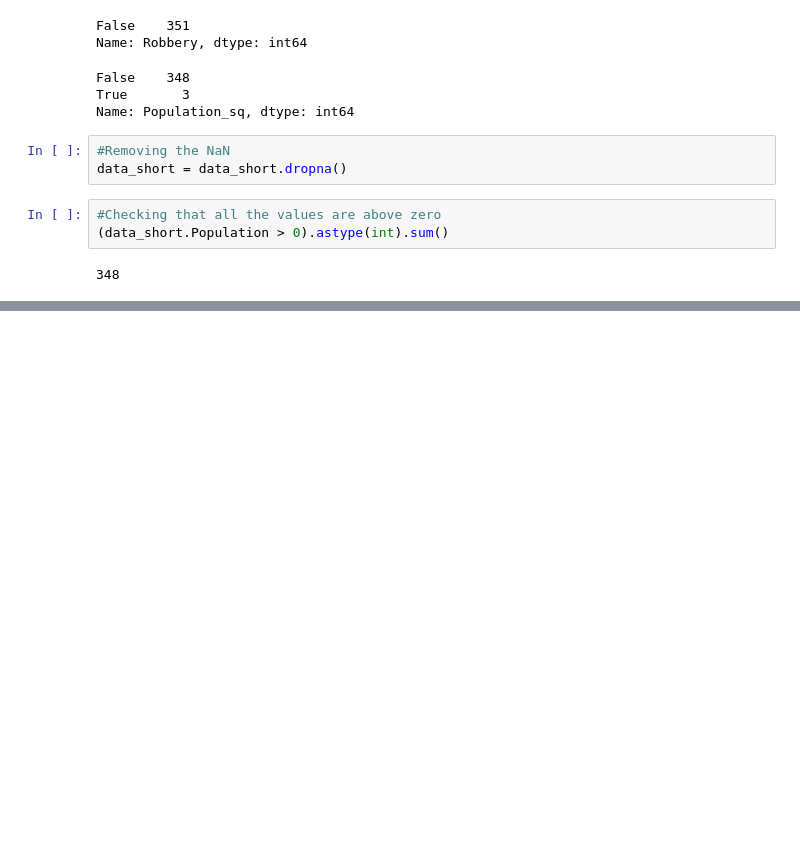
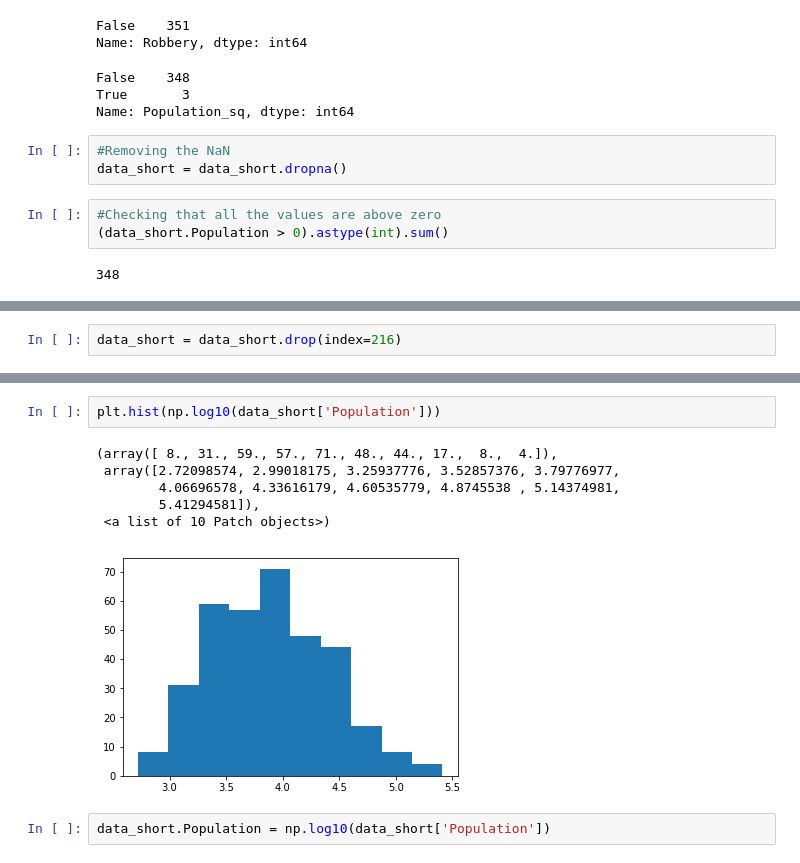
Before and after one commit to cbrackeen/Thinkful_Project, a Jupyter notebook: Crime Data Prep - Linear Regression.ipynb, the cells around one changed output, grey strips where cells are left out. Cells and saved outputs as stored; diff of their text form; blank space fills up the shorter version.

```diff
--- a/Crime Data Prep - Linear Regression.ipynb
+++ b/Crime Data Prep - Linear Regression.ipynb
@@ -110,0 +184,2 @@ data_short = data_short.dropna()
+# %%
+data_short = data_short.drop(index=216)
@@ -110,0 +210,11 @@ data_short = data_short.dropna()
+# %%
+plt.hist(np.log10(data_short['Population']))
+# %% [output]
+(array([ 8., 31., 59., 57., 71., 48., 44., 17.,  8.,  4.]),
+ array([2.72098574, 2.99018175, 3.25937776, 3.52857376, 3.79776977,
+        4.06696578, 4.33616179, 4.60535779, 4.8745538 , 5.14374981,
+        5.41294581]),
+ <a list of 10 Patch objects>)
+[figure, added]
+# %%
+data_short.Population = np.log10(data_short['Population'])
```
Also changed, not shown: parts of 15 cells of this notebook.
